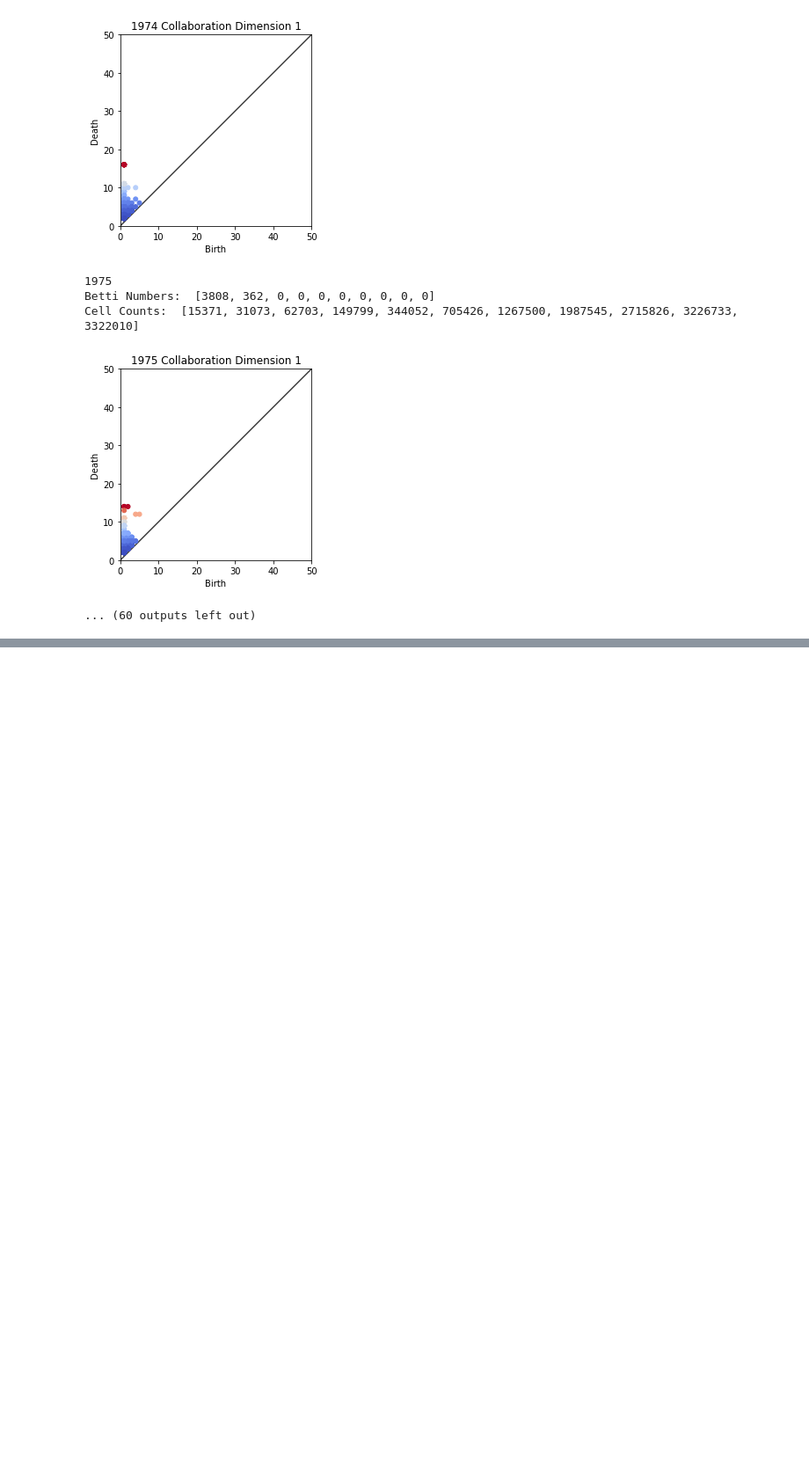
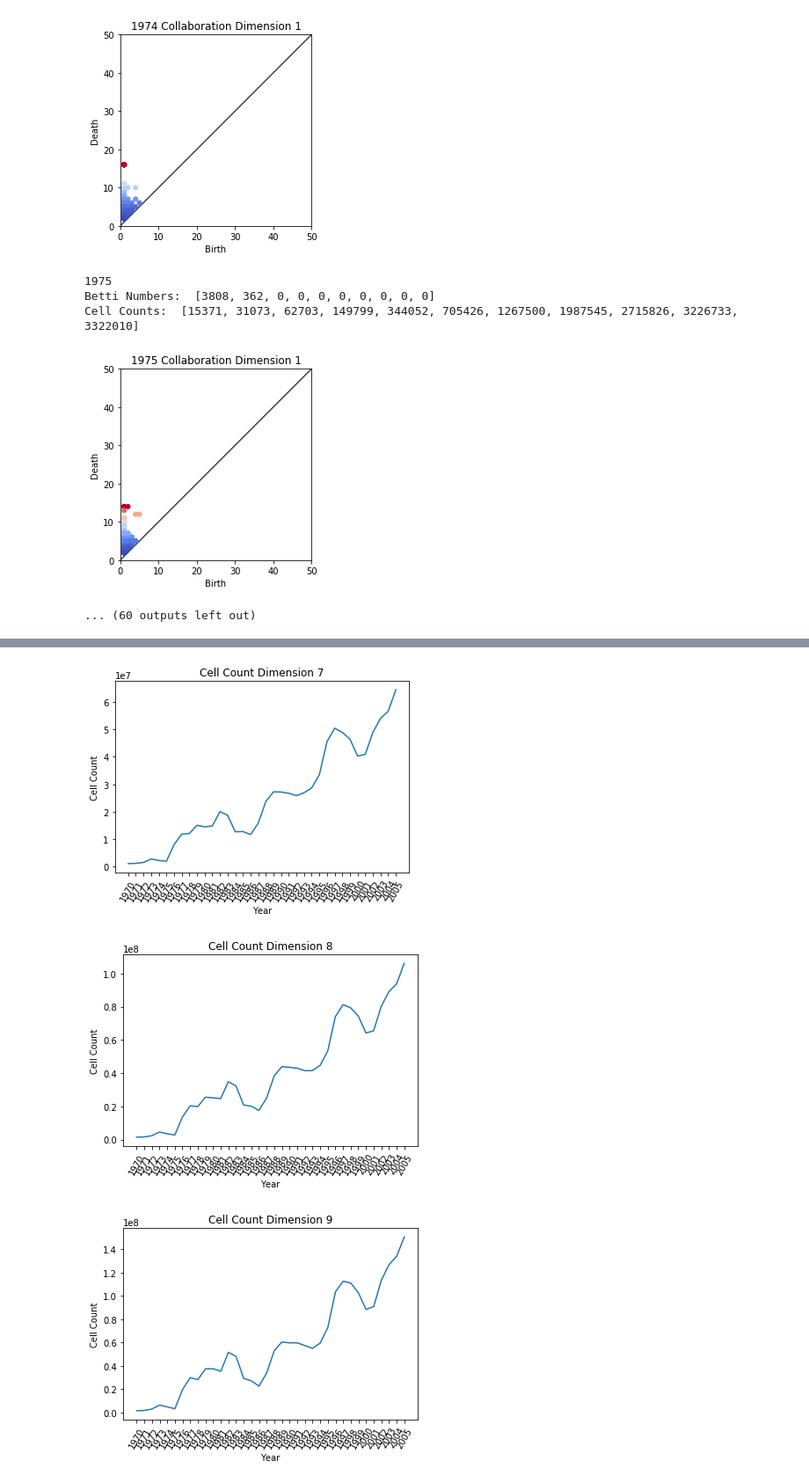
Before and after one commit to rfunklab/network_structure, a Jupyter notebook: notebooks/Temporal Collaboration-APS.ipynb, the cells around one changed output, grey strips where cells are left out. Shown at 88% size. Drawn from its saved outputs; the diff is of its cells as text; code cells hidden in the pictures; blank space fills up the shorter version.

```diff
--- a/notebooks/Temporal Collaboration-APS.ipynb
+++ b/notebooks/Temporal Collaboration-APS.ipynb
@@ -100,0 +128,12 @@ Cell Counts:  [15371, 31073, 62703, 149799, 344052, 705426, 1267500, 1987545, 27
+# %%
+# plot cell counts for each year
+cc_up_to_dimension = 10 # set this as the highest dimension to plot (max is 10).
+
+for d in range(cc_up_to_dimension):
+    plt.plot(names, [c[d] for c in cell_counts])
+    plt.xticks(rotation=60)
+    plt.ylabel('Cell Count'.format(d))
+    plt.xlabel('Year')
+    plt.title('Cell Count Dimension {}'.format(d))
+    plt.show()
+# %% [output]
@@ -101 +147,4 @@ Cell Counts:  [15371, 31073, 62703, 149799, 344052, 705426, 1267500, 1987545, 27
+[figure, added]
+[figure, added]
+[figure, added]
 # %%
```
Also changed, not shown: parts of 14 cells of this notebook, 2 other files.
